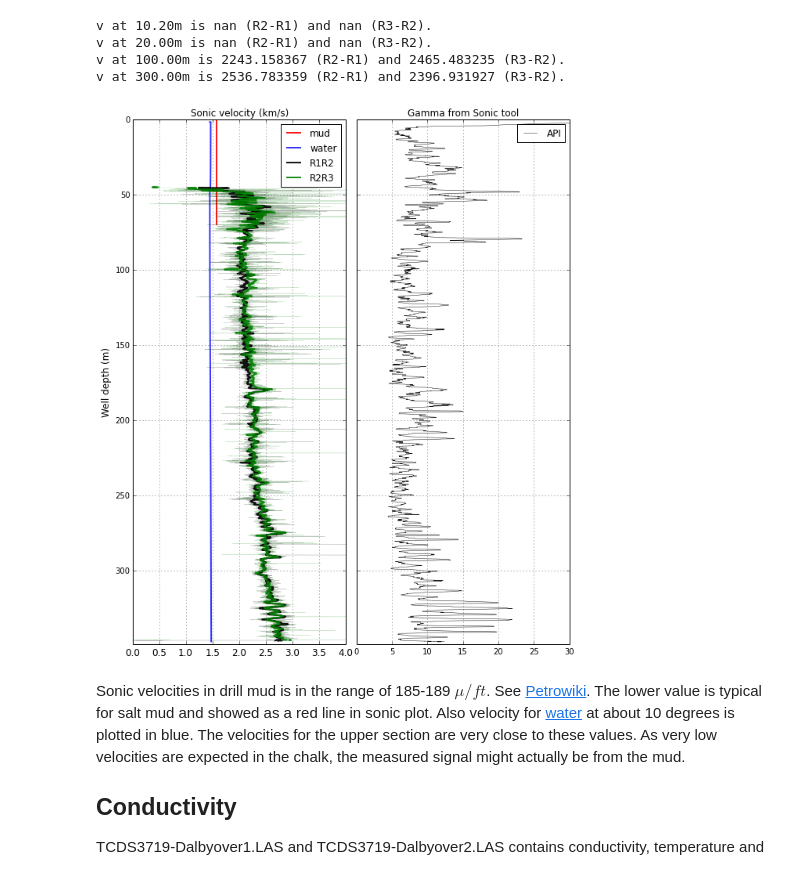
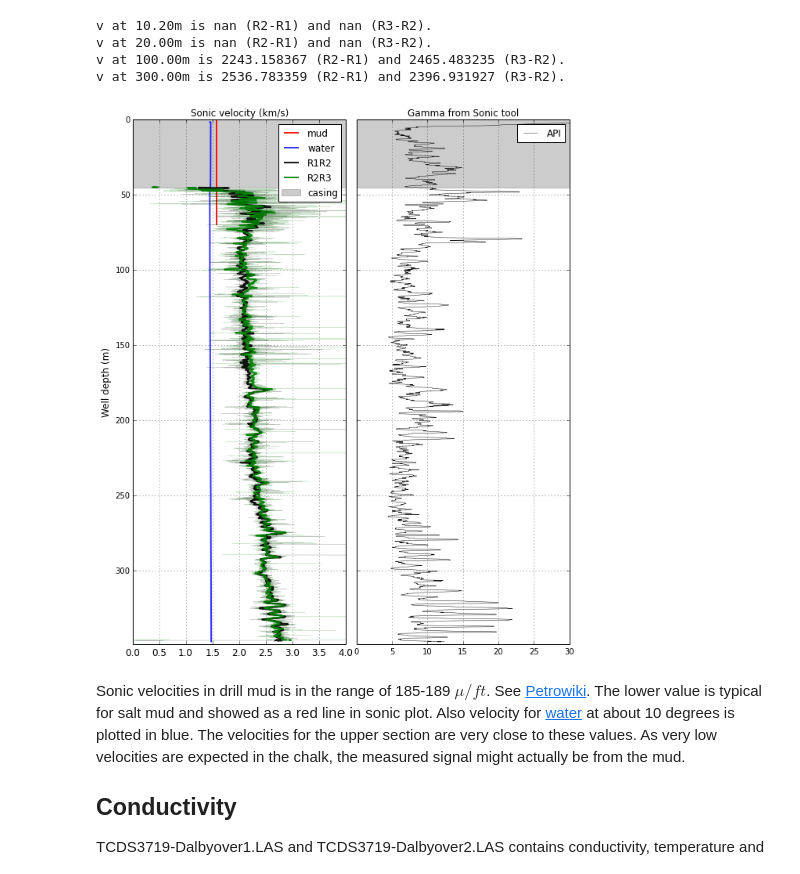
Before and after one commit to TobbeTripitaka/Dalbyover, a Jupyter notebook: Dalbyover sonic log.ipynb, the cells around one changed output. Saved outputs shown, nothing was run; the diff lists cells and outputs as text; code cells hidden in the pictures.

```diff
--- a/Dalbyover sonic log.ipynb
+++ b/Dalbyover sonic log.ipynb
@@ -63,6 +63,8 @@ data.to_csv('log_data.txt')
 
 print data.describe()
 #print data.head()
+
+casing = 45
 # %% [output]
               DEPTH       NGAM_E1       COND_E1       TEMP_E1       TEMP_E2  \
 count  34894.000000  34586.000000  34557.000000  34561.000000  34605.000000
@@ -134,12 +136,17 @@ def well_plot(x,y=data['DEPTH'],label=None,lw=1,color='black',alpha=0.9):
     plt.ylim(max(data['DEPTH']),0)
     return
 
+def casing_plot():
+    '''
+    Plot casing
+    '''
+    return plt.axhspan(0,casing, facecolor='k', alpha=0.2, label='casing')
+
 def smooth_filter(raw,kernel=51):
     '''
     Apply median filter, set window size. Must be odd number.
     '''
     return signal.medfilt(raw, kernel_size=kernel)
-
 
 # Apply smoothing filter kernel is median window size, must be odd
 kernel=99
@@ -164,34 +171,36 @@ plt.plot((1404.3+4.7*avg_temp+0.04*avg_temp**2)/1000,data['DEPTH'], lw=2, color=
 
 #Plot raw data
 well_plot(data['R1R2'],data['DEPTH']+0.1, lw=0.3, alpha=0.3)
 well_plot(data['R2R3'],data['DEPTH']-0.1, lw=0.3, color='green', alpha=0.3)
 #R1R3
 
 #Plot filtered data
 well_plot(smooth_filter(C*data['R1R2'],kernel),data['DEPTH']+0.1,
           label = 'R1R2',lw=2)
 well_plot(smooth_filter(C*data['R2R3'],kernel),data['DEPTH']-0.1,
           label = 'R2R3',lw=2, color='green')
 
+casing_plot()
 
 plt.setp(ax1.get_xticklabels(), fontsize=12)
 plt.xlim(0, 4)
 plt.grid()
 plt.legend()
 
 # Plot gamma
 ax2 = plt.subplot(122, sharey=ax1)
 plt.title('Gamma from Sonic tool', fontsize = 12)
 well_plot(smooth_filter(data['NGAM_E1'],101), lw=0.5, label='API')
 plt.xlim(0, 30)
 plt.ylim(max(data['DEPTH']),0)
 plt.setp(ax2.get_yticklabels(), visible=False)
 plt.grid()
 plt.legend()
+casing_plot()
 
 plt.show()
 # %% [output]
-[figure, old version]
+[figure, new version]
 # %% [markdown]
 Sonic velocities in drill mud is in the range of 185-189 $\mu/ ft$. See [Petrowiki](http://petrowiki.org/Porosity_evaluation_with_acoustic_logging). The lower value is typical for salt mud and showed as a red line in sonic plot. Also velocity for [water](http://www.sciencedirect.com/science/article/pii/S030156299800091X) at about 10 degrees is plotted in blue.
 The velocities for the upper section are very close to these values. As very low velocities are expected in the chalk, the measured signal might actually be from the mud.
```
Also changed, not shown: parts of 3 cells of this notebook.
